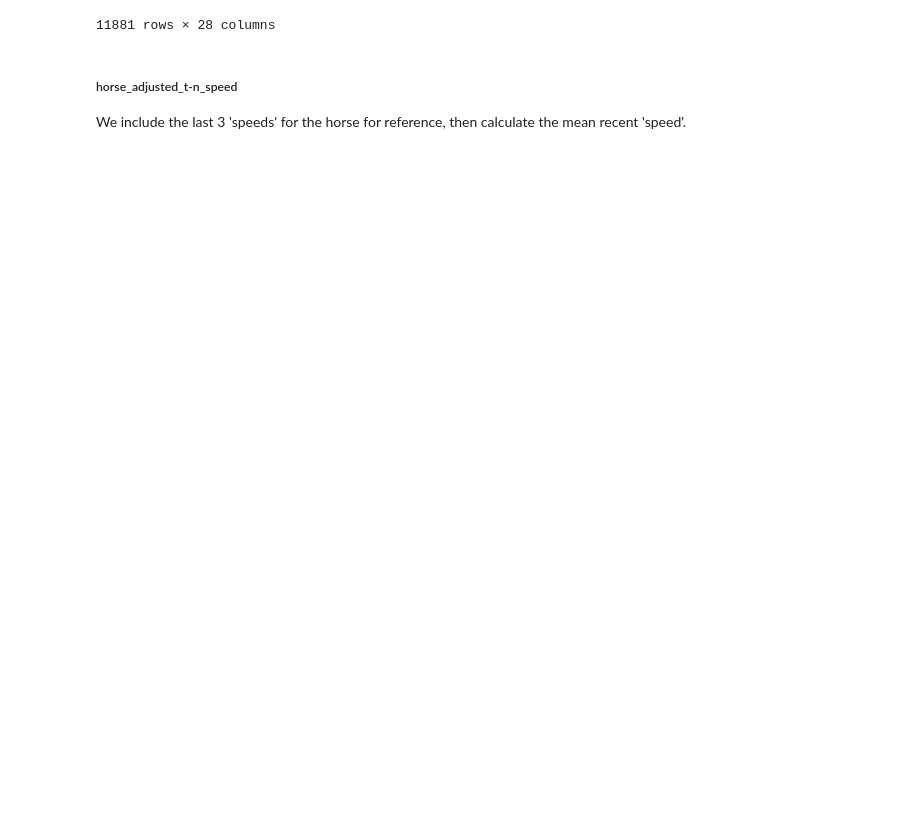
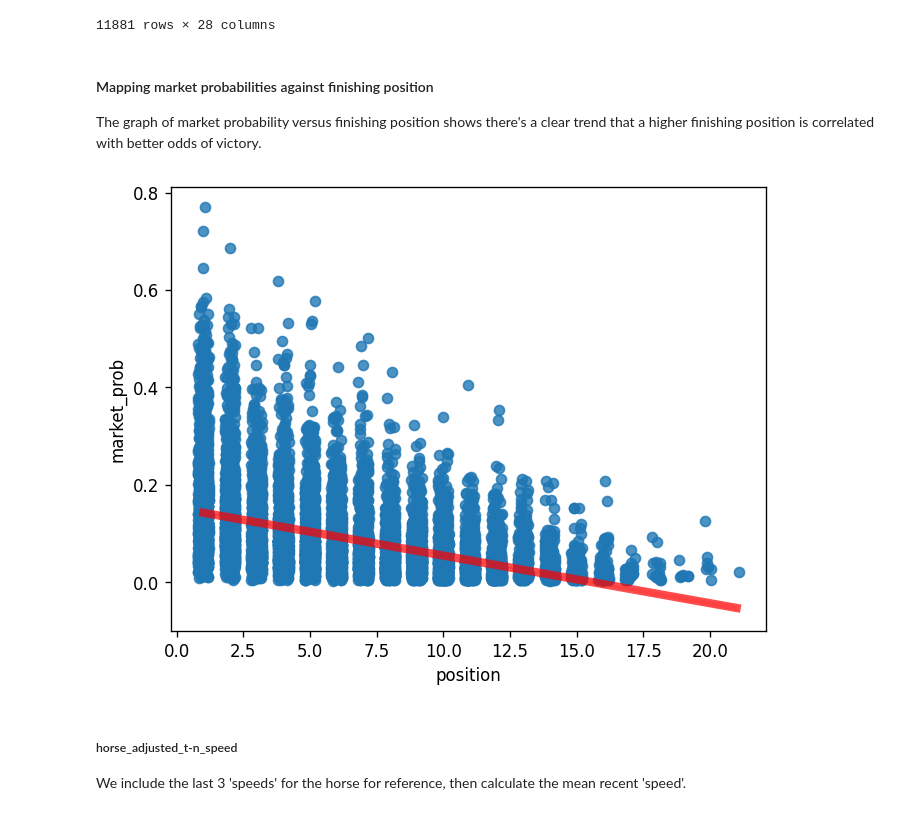
Before and after one commit to stripykitteh/horse_code, a Jupyter notebook: horse_racing_study.ipynb, the cells around one changed output. Cells and saved outputs as stored; diff of their text form; code cells hidden in the pictures; blank space fills up the shorter version.

```diff
--- a/horse_racing_study.ipynb
+++ b/horse_racing_study.ipynb
@@ -339,6 +349,14 @@ df_races_prob
 | 11879 | Rosehill Gardens | 9 | 2023-08-05 16:15:00 | 1800 | Open | 4 | True | 109.92 | 160000 | ... |
 | 11880 | Rosehill Gardens | 9 | 2023-08-05 16:15:00 | 1800 | Open | 4 | True | 109.92 | 160000 | ... |
 11881 rows × 28 columns
+# %% [markdown]
+#### Mapping market probabilities against finishing position
+The graph of market probability versus finishing position shows there's a clear trend that a higher finishing position is correlated with better odds of victory.
+# %%
+sns.regplot(x=df_races_prob["position"], y=df_races_prob["market_prob"], line_kws={"color":"r","alpha":0.7,"lw":5}, x_jitter=.2)
+plt.show()
+# %% [output]
+[figure, added]
 # %% [markdown]
 ##### horse_adjusted_t-n_speed
 
```
Also changed, not shown: parts of 14 cells of this notebook.
